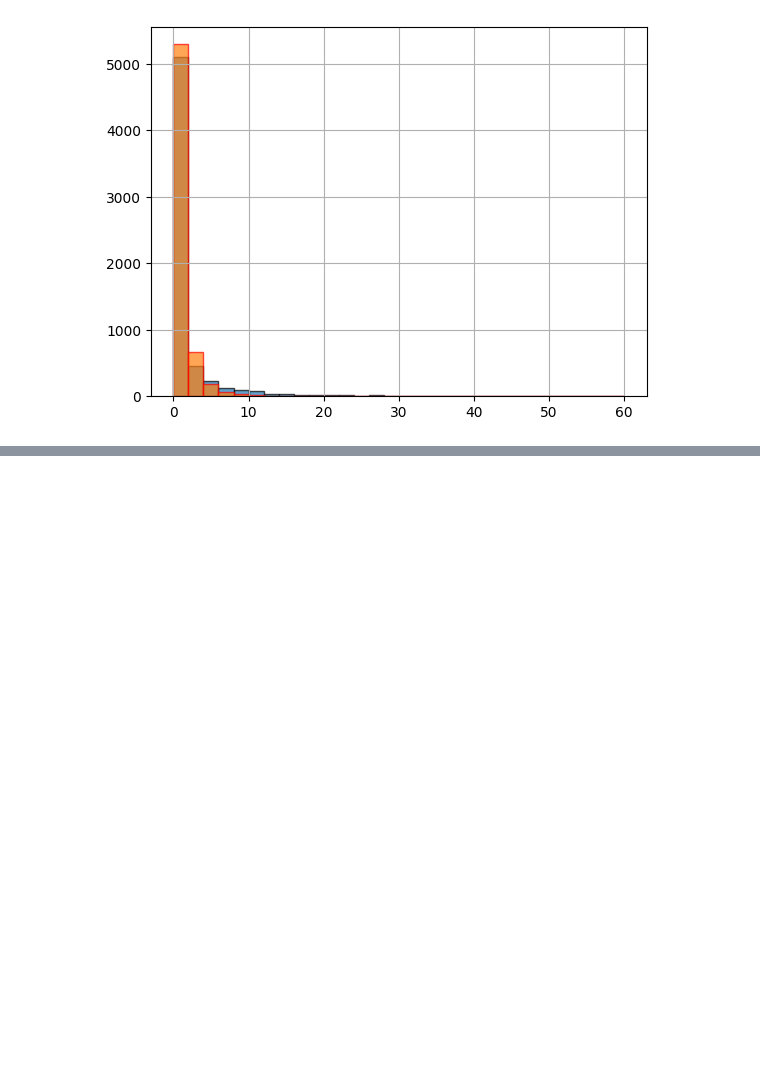
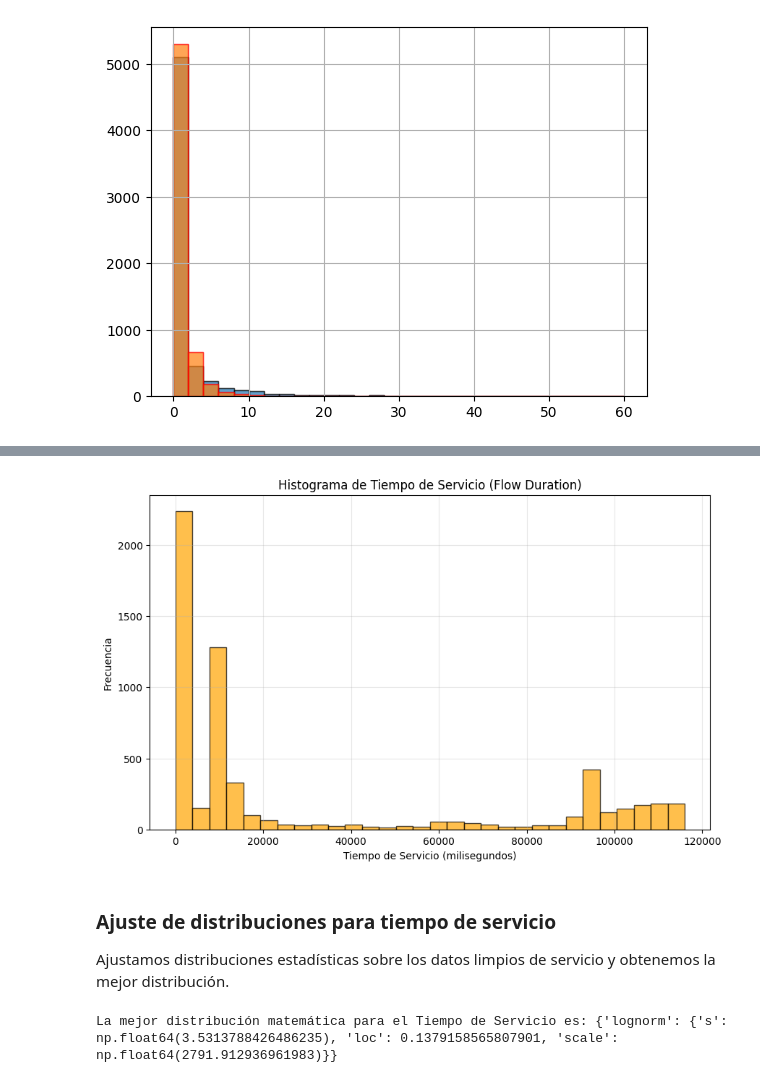
Before and after one commit to GFCACACE/propuesta-simulacion, a Jupyter notebook: Propuesta_de_simulación_Intenet.ipynb, the cells around one changed output, grey strips where cells are left out. Drawn from its saved outputs; the diff is of its cells as text; code cells hidden in the pictures; blank space fills up the shorter version.

Commit message:
agrego el modelado de tiempo de servicio con flow duration.

```diff
--- a/Propuesta_de_simulación_Intenet.ipynb
+++ b/Propuesta_de_simulación_Intenet.ipynb
@@ -157,7 +157,7 @@ datasetFinal
 # %% [markdown]
 Vamos a ver el rango de tiempo que nos quedó en el dataset para simular...
 # %%
-datasetFinal['Timestamp'] = pd.to_datetime(datasetFinal['Timestamp'])
+datasetFinal['Timestamp'] = pd.to_datetime(datasetFinal['Timestamp'], dayfirst=True)
 
 carga_por_dia = datasetFinal.groupby(datasetFinal['Timestamp'].dt.date).size()
 
@@ -173,7 +173,7 @@ plt.show()
 # %% [markdown]
 **Resultado:** 10 meses (casi un año). Los datos son suficientes.
 # %%
-datasetFinal['Timestamp'] = pd.to_datetime(datasetFinal['Timestamp'])
+datasetFinal['Timestamp'] = pd.to_datetime(datasetFinal['Timestamp'], dayfirst=True)
 datasetFinal = datasetFinal.sort_values('Timestamp')
 datasetFinal['IntervaloEntreFlujos'] = datasetFinal['Timestamp'].diff()
 datasetFinal['IntervaloEntreFlujos_seg'] = datasetFinal['IntervaloEntreFlujos'].dt.total_seconds()
@@ -243,0 +250,30 @@ pd.Series(datos_sinteticos).hist(bins=30, edgecolor='red', alpha=0.7)
+# %%
+datasetFinal['Flow_Duration_ms'] = datasetFinal['Flow Duration'] / 1000
+
+limite_superior_serv = datasetFinal['Flow_Duration_ms'].quantile(0.95)
+datos_servicio = datasetFinal[
+    (datasetFinal['Flow_Duration_ms'] > 0) &
+    (datasetFinal['Flow_Duration_ms'] <= limite_superior_serv)
+]['Flow_Duration_ms']
+
+plt.figure(figsize=(10, 6))
+datos_servicio.hist(bins=30, edgecolor='black', alpha=0.7, color='orange')
+plt.xlabel('Tiempo de Servicio (milisegundos)')
+plt.ylabel('Frecuencia')
+plt.title('Histograma de Tiempo de Servicio (Flow Duration)')
+plt.grid(True, alpha=0.3)
+plt.show()
+# %% [output]
+[figure, added]
+# %% [markdown]
+### Ajuste de distribuciones para tiempo de servicio
+
+Ajustamos distribuciones estadísticas sobre los datos limpios de servicio y obtenemos la mejor distribución.
+# %%
+fdp_servicio = Fitter(datos_servicio, distributions=['gamma', 'lognorm', 'expon', 'weibull_min', 'norm'])
+fdp_servicio.fit()
+
+mejor_dist_servicio = fdp_servicio.get_best()
+print("La mejor distribución matemática para el Tiempo de Servicio es:", mejor_dist_servicio)
+# %% [output]
+La mejor distribución matemática para el Tiempo de Servicio es: {'lognorm': {'s': np.float64(3.5313788426486235), 'loc': 0.1379158565807901, 'scale': np.float64(2791.912936961983)}}
```
Also changed, not shown: parts of 5 cells of this notebook.
